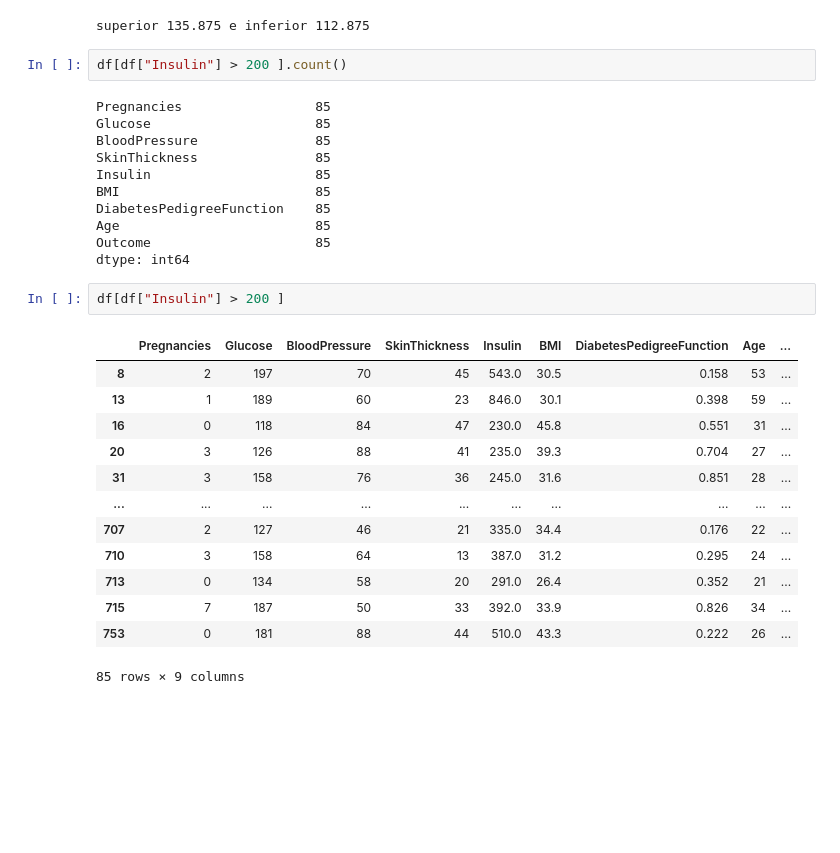
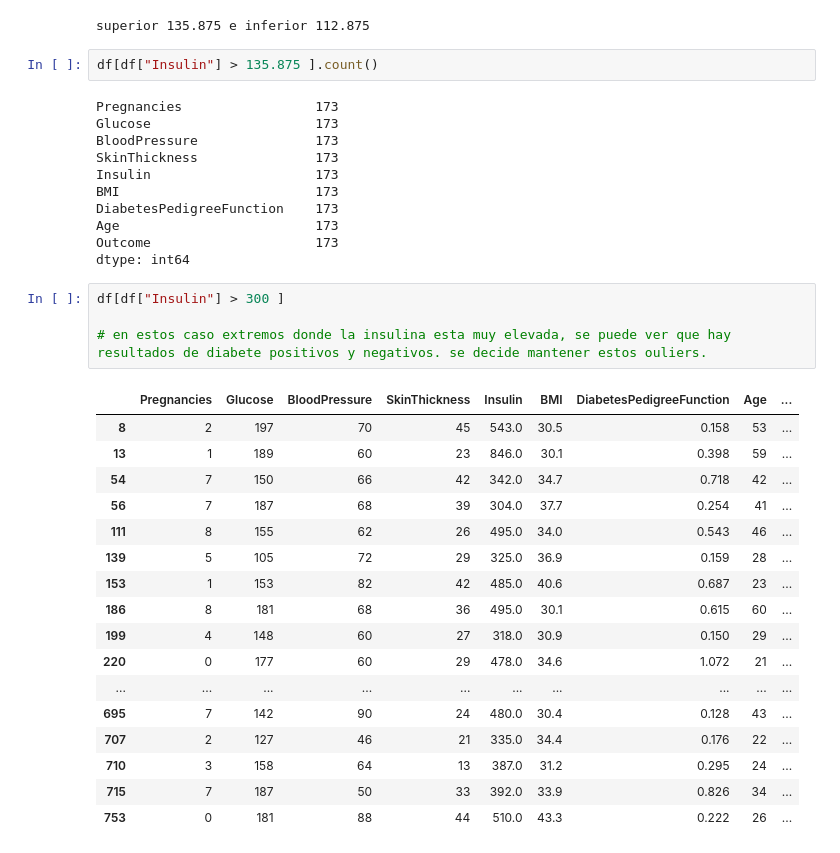
Before and after one commit to bartowen/desicion_tree_algo, a Jupyter notebook: src/explore.ipynb, the cells around one changed output. Cells and saved outputs as stored; diff of their text form; blank space fills up the shorter version.

```diff
--- a/src/explore.ipynb
+++ b/src/explore.ipynb
@@ -369,31 +369,37 @@ estadisticas_insulina = ut.analisis_ric('Insulin',df)
 # %% [output]
 superior 135.875 e inferior 112.875
 # %%
-df[df["Insulin"] > 200 ].count()
+df[df["Insulin"] > 135.875 ].count()
 # %% [output]
-Pregnancies                 85
-Glucose                     85
-BloodPressure               85
-SkinThickness               85
-Insulin                     85
-BMI                         85
-DiabetesPedigreeFunction    85
-Age                         85
-Outcome                     85
+Pregnancies                 173
+Glucose                     173
+BloodPressure               173
+SkinThickness               173
+Insulin                     173
+BMI                         173
+DiabetesPedigreeFunction    173
+Age                         173
+Outcome                     173
 dtype: int64
-# %%
-df[df["Insulin"] > 200 ]
-# %% [output]
-|  | Pregnancies | Glucose | BloodPressure | SkinThickness | Insulin | BMI | DiabetesPedigreeFunction | Age | ... |
-| 8 | 2 | 197 | 70 | 45 | 543.0 | 30.5 | 0.158 | 53 | ... |
-| 13 | 1 | 189 | 60 | 23 | 846.0 | 30.1 | 0.398 | 59 | ... |
-| 16 | 0 | 118 | 84 | 47 | 230.0 | 45.8 | 0.551 | 31 | ... |
-| 20 | 3 | 126 | 88 | 41 | 235.0 | 39.3 | 0.704 | 27 | ... |
-| 31 | 3 | 158 | 76 | 36 | 245.0 | 31.6 | 0.851 | 28 | ... |
-| ... | ... | ... | ... | ... | ... | ... | ... | ... | ... |
-| 707 | 2 | 127 | 46 | 21 | 335.0 | 34.4 | 0.176 | 22 | ... |
-| 710 | 3 | 158 | 64 | 13 | 387.0 | 31.2 | 0.295 | 24 | ... |
-| 713 | 0 | 134 | 58 | 20 | 291.0 | 26.4 | 0.352 | 21 | ... |
-| 715 | 7 | 187 | 50 | 33 | 392.0 | 33.9 | 0.826 | 34 | ... |
-| 753 | 0 | 181 | 88 | 44 | 510.0 | 43.3 | 0.222 | 26 | ... |
-85 rows × 9 columns
+# %%
+df[df["Insulin"] > 300 ]
+
+# en estos caso extremos donde la insulina esta muy elevada, se puede ver que hay resultados de diabete positivos y negativos. se decide mantener estos ouliers.
+# %% [output]
+|  | Pregnancies | Glucose | BloodPressure | SkinThickness | Insulin | BMI | DiabetesPedigreeFunction | Age | ... |
+| 8 | 2 | 197 | 70 | 45 | 543.0 | 30.5 | 0.158 | 53 | ... |
+| 13 | 1 | 189 | 60 | 23 | 846.0 | 30.1 | 0.398 | 59 | ... |
+| 54 | 7 | 150 | 66 | 42 | 342.0 | 34.7 | 0.718 | 42 | ... |
+| 56 | 7 | 187 | 68 | 39 | 304.0 | 37.7 | 0.254 | 41 | ... |
+| 111 | 8 | 155 | 62 | 26 | 495.0 | 34.0 | 0.543 | 46 | ... |
+| 139 | 5 | 105 | 72 | 29 | 325.0 | 36.9 | 0.159 | 28 | ... |
+| 153 | 1 | 153 | 82 | 42 | 485.0 | 40.6 | 0.687 | 23 | ... |
+| 186 | 8 | 181 | 68 | 36 | 495.0 | 30.1 | 0.615 | 60 | ... |
+| 199 | 4 | 148 | 60 | 27 | 318.0 | 30.9 | 0.150 | 29 | ... |
+| 220 | 0 | 177 | 60 | 29 | 478.0 | 34.6 | 1.072 | 21 | ... |
+| ... | ... | ... | ... | ... | ... | ... | ... | ... | ... |
+| 695 | 7 | 142 | 90 | 24 | 480.0 | 30.4 | 0.128 | 43 | ... |
+| 707 | 2 | 127 | 46 | 21 | 335.0 | 34.4 | 0.176 | 22 | ... |
+| 710 | 3 | 158 | 64 | 13 | 387.0 | 31.2 | 0.295 | 24 | ... |
+| 715 | 7 | 187 | 50 | 33 | 392.0 | 33.9 | 0.826 | 34 | ... |
+| 753 | 0 | 181 | 88 | 44 | 510.0 | 43.3 | 0.222 | 26 | ... |
```
Also changed, not shown: parts of 6 cells of this notebook.
